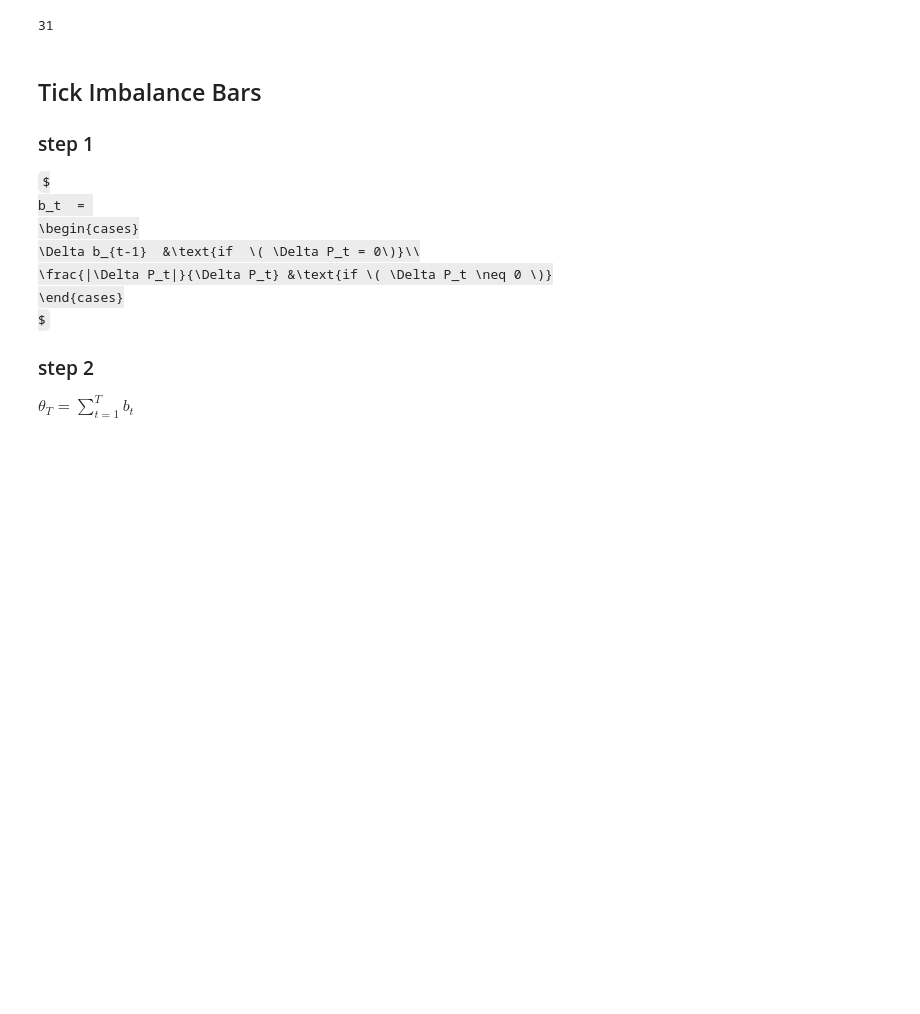
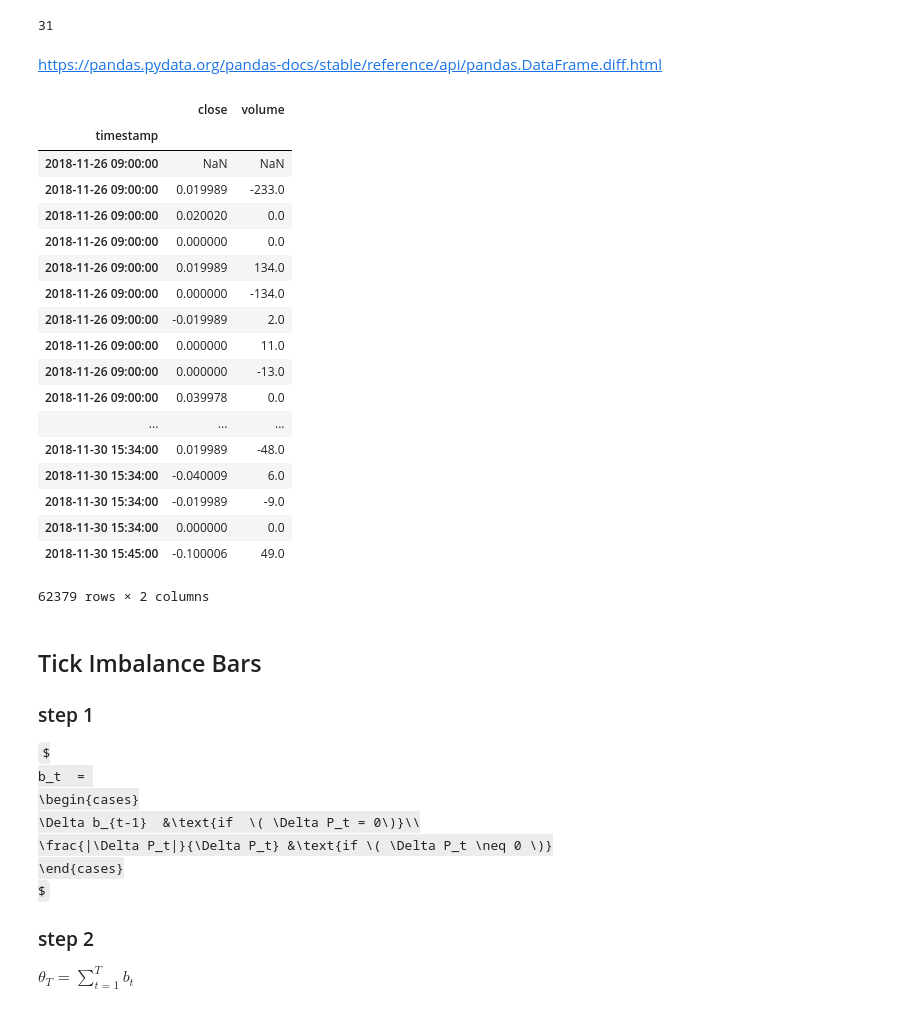
Before and after one commit to kooBH/FinanceServer, a Jupyter notebook: DE_PRADO/ch2.ipynb, the cells around one changed output. Drawn from its saved outputs; the diff is of its cells as text; code cells hidden in the pictures; some formulas as TeX source; blank space fills up the shorter version.

```diff
--- a/DE_PRADO/ch2.ipynb
+++ b/DE_PRADO/ch2.ipynb
@@ -169,6 +166,31 @@ weekly = [g for n, g in data.groupby(pd.Grouper(level='timestamp', freq='W'))]
 print(len(weekly))
 # %% [output]
 31
+# %% [markdown]
+https://pandas.pydata.org/pandas-docs/stable/reference/api/pandas.DataFrame.diff.html
+# %%
+weekly[0]
+weekly[1].diff(periods=1)
+# %% [output]
+|  | close | volume |
+| timestamp |  |  |
+| 2018-11-26 09:00:00 | NaN | NaN |
+| 2018-11-26 09:00:00 | 0.019989 | -233.0 |
+| 2018-11-26 09:00:00 | 0.020020 | 0.0 |
+| 2018-11-26 09:00:00 | 0.000000 | 0.0 |
+| 2018-11-26 09:00:00 | 0.019989 | 134.0 |
+| 2018-11-26 09:00:00 | 0.000000 | -134.0 |
+| 2018-11-26 09:00:00 | -0.019989 | 2.0 |
+| 2018-11-26 09:00:00 | 0.000000 | 11.0 |
+| 2018-11-26 09:00:00 | 0.000000 | -13.0 |
+| 2018-11-26 09:00:00 | 0.039978 | 0.0 |
+| ... | ... | ... |
+| 2018-11-30 15:34:00 | 0.019989 | -48.0 |
+| 2018-11-30 15:34:00 | -0.040009 | 6.0 |
+| 2018-11-30 15:34:00 | -0.019989 | -9.0 |
+| 2018-11-30 15:34:00 | 0.000000 | 0.0 |
+| 2018-11-30 15:45:00 | -0.100006 | 49.0 |
+62379 rows × 2 columns
 # %% [markdown]
 ## Tick Imbalance Bars
 
```
Also changed, not shown: parts of 17 cells of this notebook, 5 other files.
